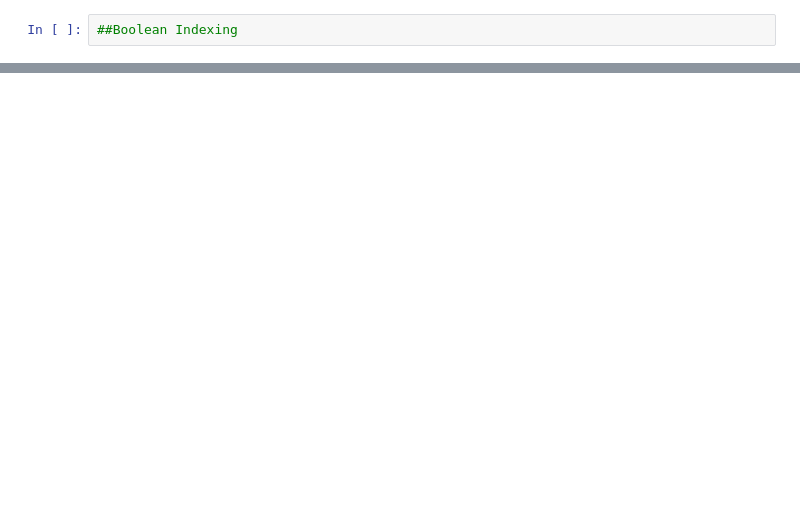
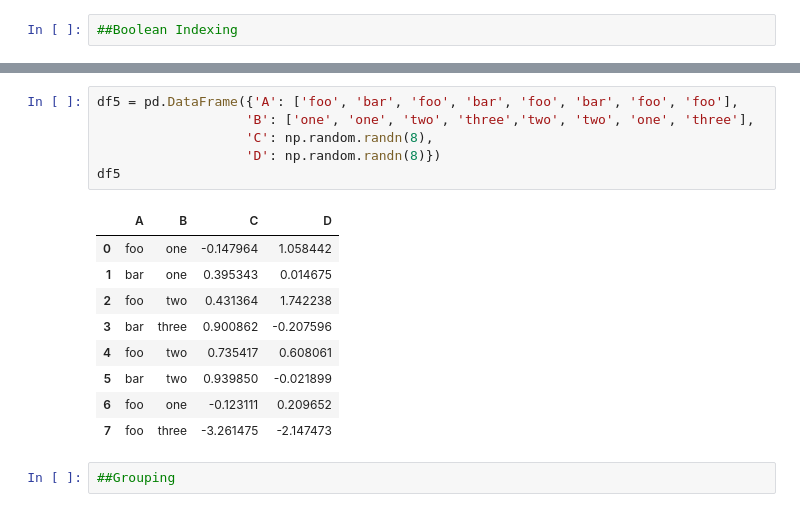
Before and after one commit to prateek1709/data-science-and-ml, a Jupyter notebook: Jupyter Notebooks/Pandas+Overview.ipynb, the cells around one changed output, grey strips where cells are left out. Saved outputs shown, nothing was run; the diff lists cells and outputs as text; blank space fills up the shorter version.

```diff
--- a/Jupyter Notebooks/Pandas+Overview.ipynb
+++ b/Jupyter Notebooks/Pandas+Overview.ipynb
@@ -224,0 +324,18 @@ df[df3['E'].isin(['one'])]
+# %%
+df5 = pd.DataFrame({'A': ['foo', 'bar', 'foo', 'bar', 'foo', 'bar', 'foo', 'foo'],
+                   'B': ['one', 'one', 'two', 'three','two', 'two', 'one', 'three'],
+                   'C': np.random.randn(8),
+                   'D': np.random.randn(8)})
+df5
+# %% [output]
+|  | A | B | C | D |
+| 0 | foo | one | -0.147964 | 1.058442 |
+| 1 | bar | one | 0.395343 | 0.014675 |
+| 2 | foo | two | 0.431364 | 1.742238 |
+| 3 | bar | three | 0.900862 | -0.207596 |
+| 4 | foo | two | 0.735417 | 0.608061 |
+| 5 | bar | two | 0.939850 | -0.021899 |
+| 6 | foo | one | -0.123111 | 0.209652 |
+| 7 | foo | three | -3.261475 | -2.147473 |
+# %%
+##Grouping
```
Also changed, not shown: parts of 35 cells of this notebook.
